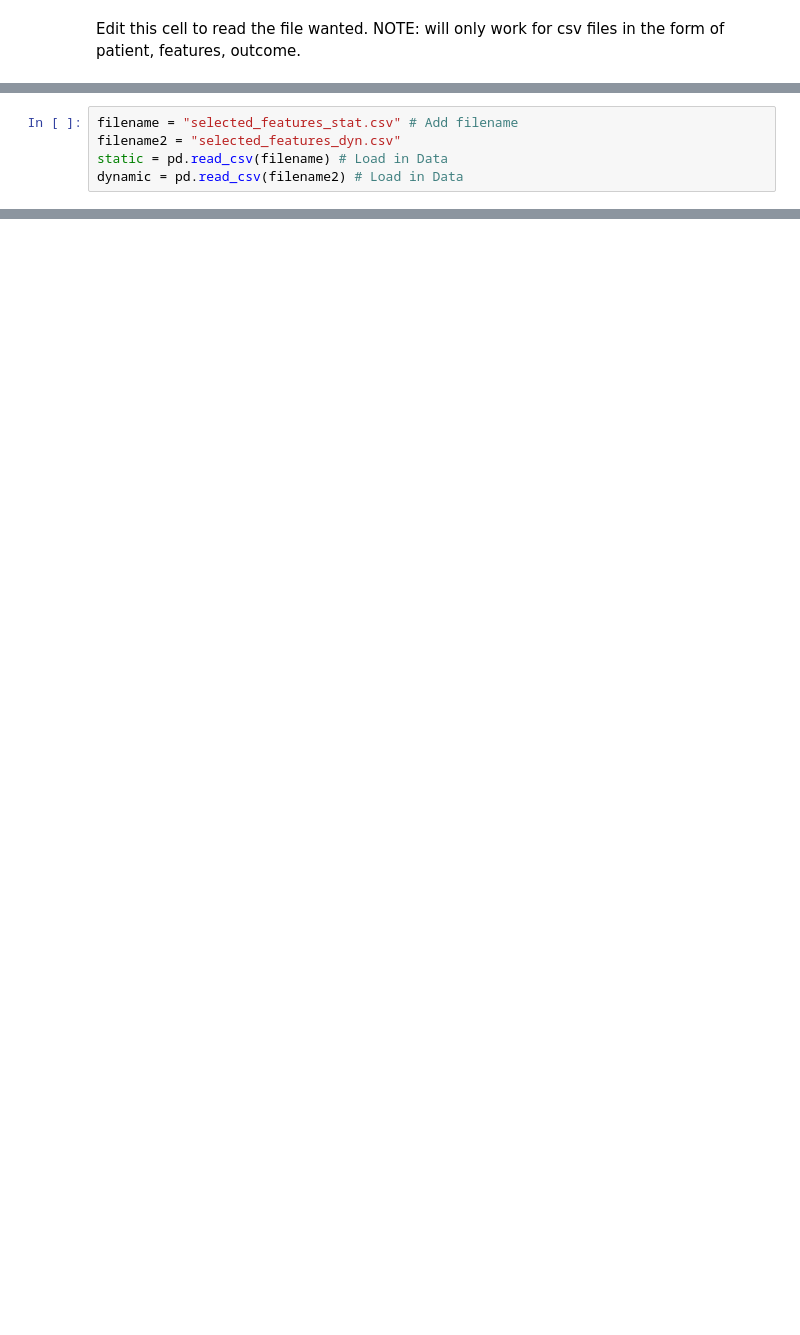
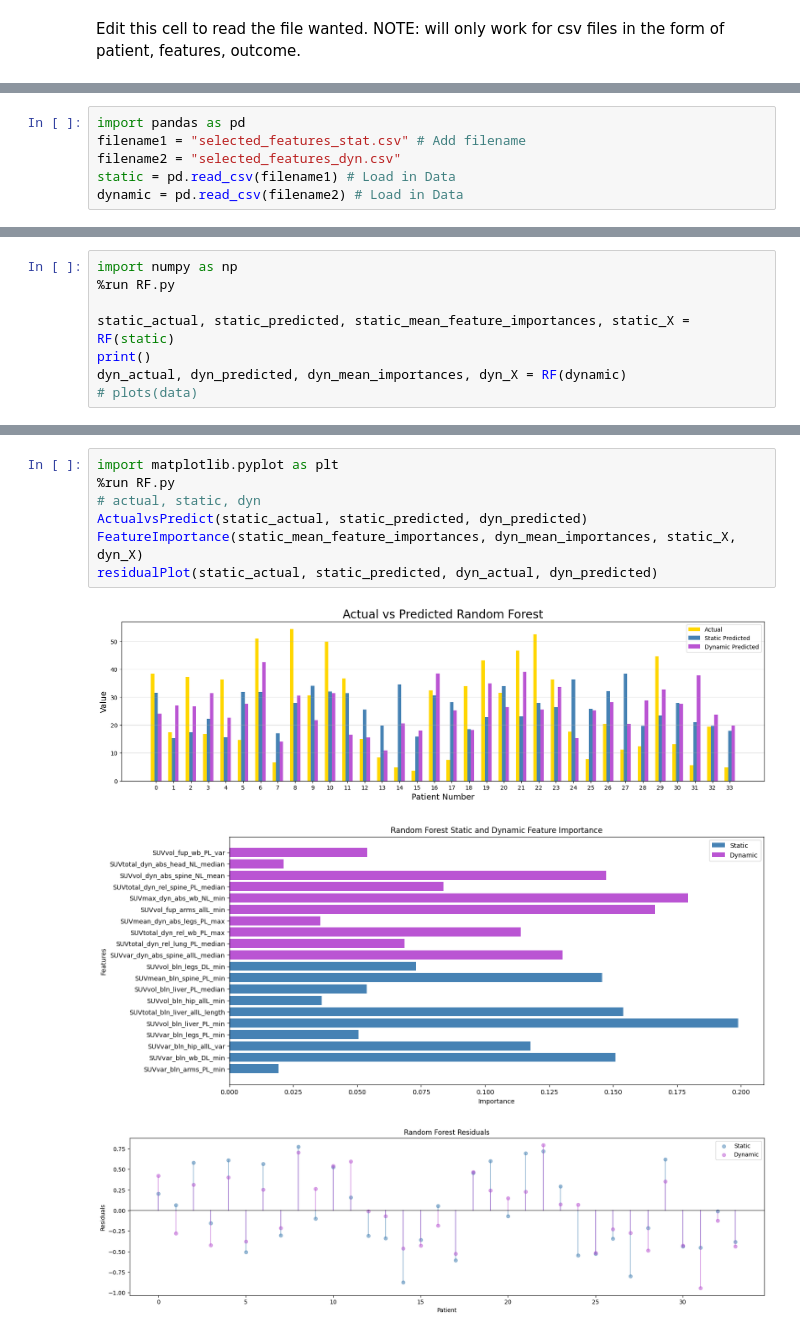
Before and after one commit to RyanMeeker/Patient-Prediction-Models, a Jupyter notebook: Run.ipynb, the cells around one changed output, grey strips where cells are left out. Cells and saved outputs as stored; diff of their text form; blank space fills up the shorter version.

```diff
--- a/Run.ipynb
+++ b/Run.ipynb
@@ -7,5 +5,6 @@ Add code to use GPU
 # %%
-filename = "selected_features_stat.csv" # Add filename
+import pandas as pd
+filename1 = "selected_features_stat.csv" # Add filename
 filename2 = "selected_features_dyn.csv"
-static = pd.read_csv(filename) # Load in Data
+static = pd.read_csv(filename1) # Load in Data
 dynamic = pd.read_csv(filename2) # Load in Data
@@ -63,0 +15,8 @@ Run the following cell for LightGBM. Add the number of trials you want optuna to
+# %%
+import numpy as np
+%run RF.py
+
+static_actual, static_predicted, static_mean_feature_importances, static_X = RF(static)
+print()
+dyn_actual, dyn_predicted, dyn_mean_importances, dyn_X = RF(dynamic)
+# plots(data)
@@ -63,0 +44,11 @@ Run the following cell for LightGBM. Add the number of trials you want optuna to
+# %%
+import matplotlib.pyplot as plt
+%run RF.py
+# actual, static, dyn
+ActualvsPredict(static_actual, static_predicted, dyn_predicted)
+FeatureImportance(static_mean_feature_importances, dyn_mean_importances, static_X, dyn_X)
+residualPlot(static_actual, static_predicted, dyn_actual, dyn_predicted)
+# %% [output]
+[figure, added]
+[figure, added]
+[figure, added]
```
Also changed, not shown: parts of 34 cells of this notebook, 9 other files.
